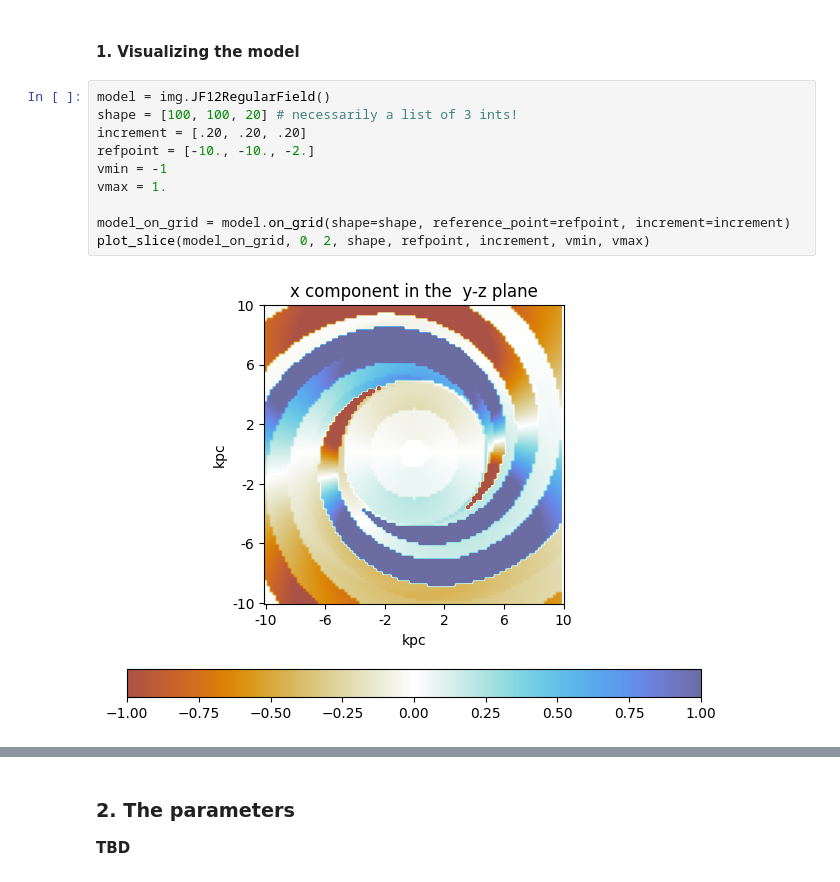
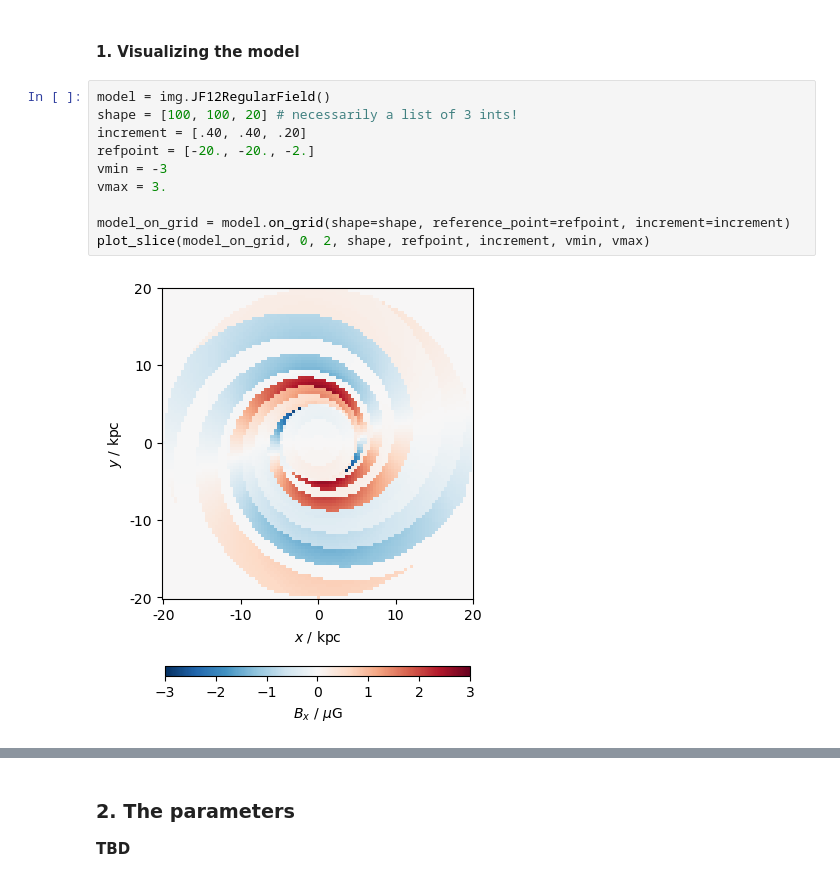
Before and after one commit to rafaelab/imagine-models, a Jupyter notebook: demos/python/model_examples/jf12_regular_demo.ipynb, the cells around one changed output, grey strips where cells are left out. Saved outputs shown, nothing was run; the diff lists cells and outputs as text.

Commit message:
plotting updated for ipynb

```diff
--- a/demos/python/model_examples/jf12_regular_demo.ipynb
+++ b/demos/python/model_examples/jf12_regular_demo.ipynb
@@ -21,15 +16,15 @@ N log norm srandom fields found
 # %%
 model = img.JF12RegularField()
 shape = [100, 100, 20] # necessarily a list of 3 ints!
-increment = [.20, .20, .20]
-refpoint = [-10., -10., -2.]
-vmin = -1
-vmax = 1.
+increment = [.40, .40, .20]
+refpoint = [-20., -20., -2.]
+vmin = -3
+vmax = 3.
 
 model_on_grid = model.on_grid(shape=shape, reference_point=refpoint, increment=increment)
 plot_slice(model_on_grid, 0, 2, shape, refpoint, increment, vmin, vmax)
 # %% [output]
-[figure, old version]
+[figure, new version]
 # %%
 plot_slice(model_on_grid, 1, 2, shape, refpoint, increment, vmin, vmax)
 # %% [output]
```
Also changed, not shown: parts of 7 cells of this notebook, 2 other files.
